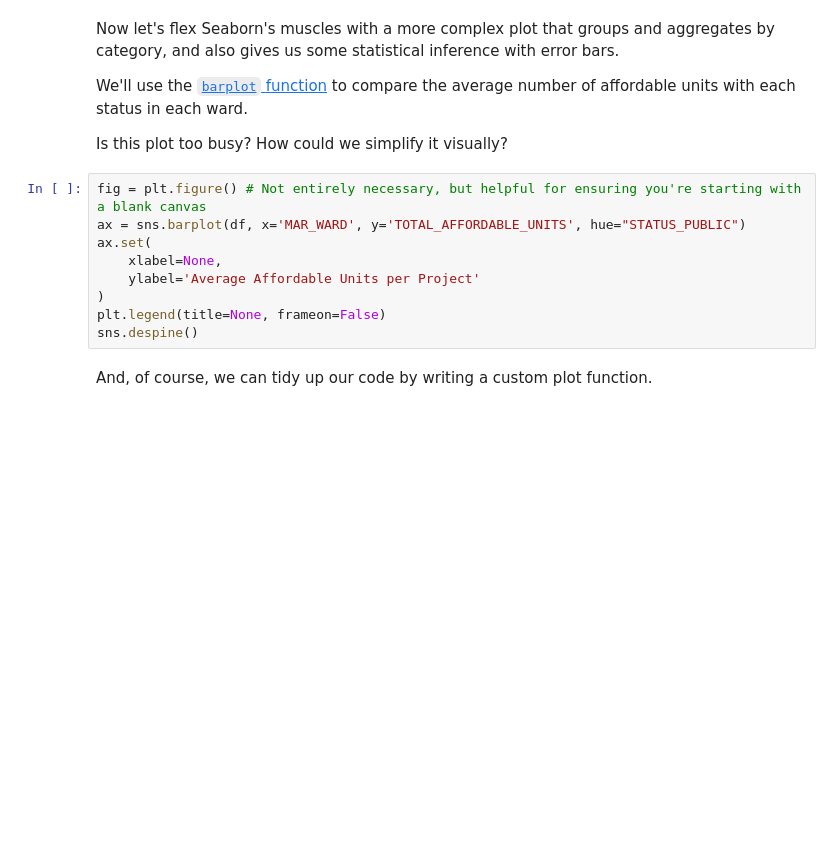
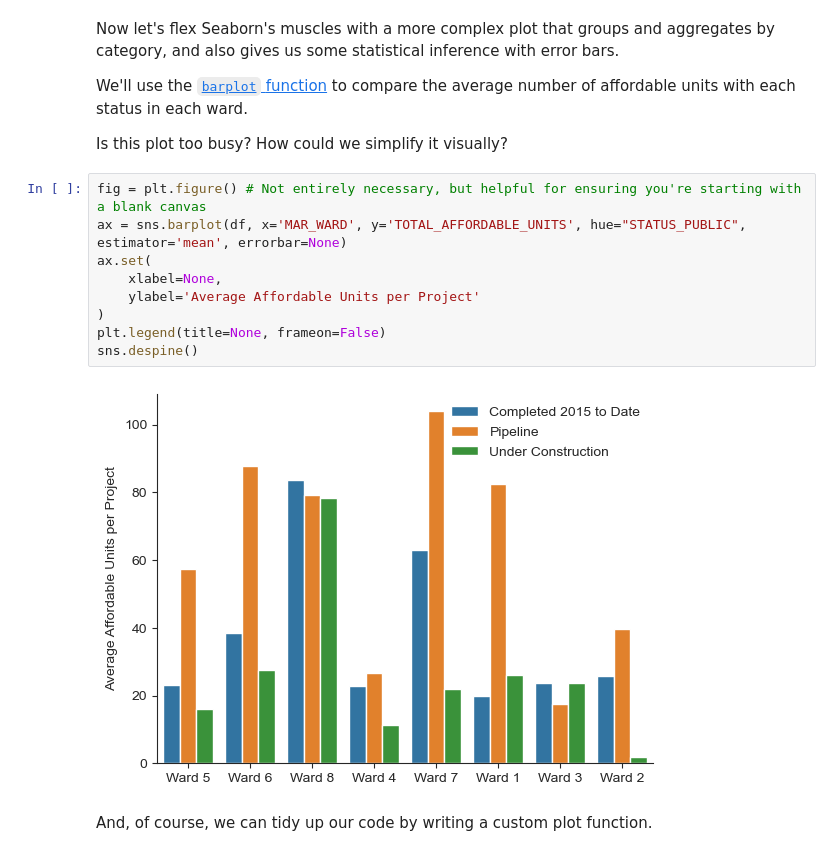
Before and after one commit to stg12793/ursp688y_sp2025, a Jupyter notebook: demos/demo06/demo06_live.ipynb, the cells around one changed output. Cells and saved outputs as stored; diff of their text form; blank space fills up the shorter version.

```diff
--- a/demos/demo06/demo06_live.ipynb
+++ b/demos/demo06/demo06_live.ipynb
@@ -270,13 +307,15 @@ We'll use the [`barplot` function](https://seaborn.pydata.org/generated/seaborn.
 Is this plot too busy? How could we simplify it visually?
 # %%
 fig = plt.figure() # Not entirely necessary, but helpful for ensuring you're starting with a blank canvas
-ax = sns.barplot(df, x='MAR_WARD', y='TOTAL_AFFORDABLE_UNITS', hue="STATUS_PUBLIC")
+ax = sns.barplot(df, x='MAR_WARD', y='TOTAL_AFFORDABLE_UNITS', hue="STATUS_PUBLIC", estimator='mean', errorbar=None)
 ax.set(
     xlabel=None,
     ylabel='Average Affordable Units per Project'
 )
 plt.legend(title=None, frameon=False)
 sns.despine()
+# %% [output]
+[figure, added]
 # %% [markdown]
 And, of course, we can tidy up our code by writing a custom plot function.
 # %%
```
Also changed, not shown: parts of 20 cells of this notebook, 3 other files.
